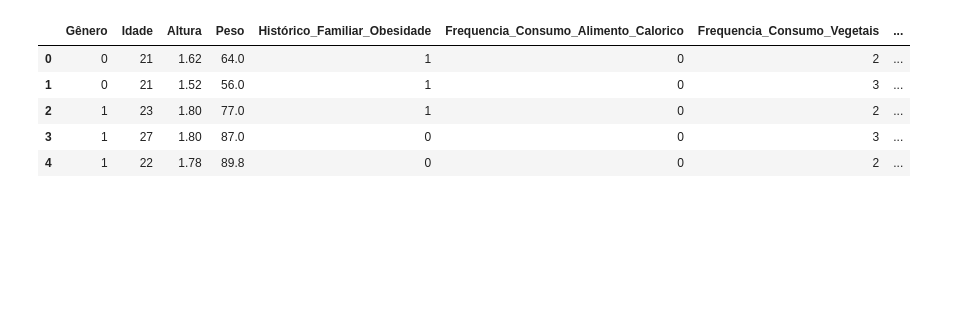
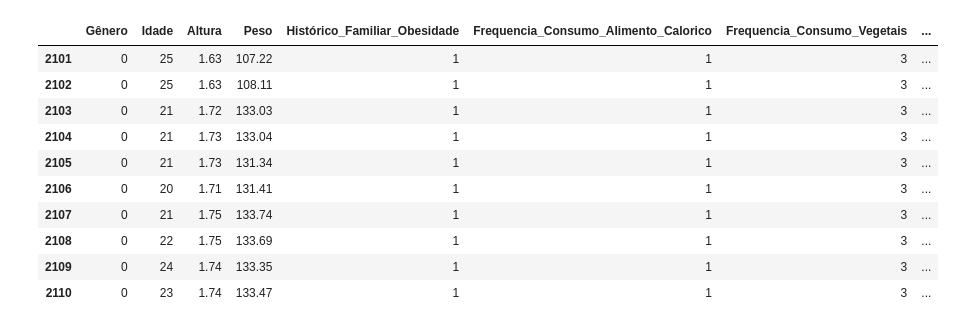
Before and after one commit to Alef2021/Tech_Challenge_Fase_4_Data_Analitycs, a Jupyter notebook: src/treinamento_modelos.ipynb, the cells around one changed output. Drawn from its saved outputs; the diff is of its cells as text; code cells hidden in the pictures; blank space fills up the shorter version.

```diff
--- a/src/treinamento_modelos.ipynb
+++ b/src/treinamento_modelos.ipynb
@@ -63,7 +63,20 @@ df_obesity['Gênero'] = df_obesity['Gênero'].replace(dic_genero).astype(int)
 colunas_class_0_3 = ['Consumo_Alcool','Consumo_Alimento_Entre_Refeicoes']
 dic_class_0_3 = {'no': 0,'Sometimes': 1,'Frequently': 2, 'Always': 3}
 
-df_obesity['Gênero'] = df_obesity['Gênero'].replace(dic_class_0_3).astype(int)
+df_obesity[colunas_class_0_3] = df_obesity[colunas_class_0_3].replace(dic_class_0_3).astype(int)
+
+
+#colunas com classificacao de trasportes dividida em 3
+# 0 para baixa intensidade
+# 1 para meia intensidade
+# 2 para alta intensidade
+
+colunas_trasporte = ['Meio_Transporte']
+dic_trasporte = {'Walking': 2,'Public_Transportation': 1,'Automobile': 0,
+                 'Motorbike': 0,'Bike': 2}
+
+df_obesity[colunas_trasporte] = df_obesity[colunas_trasporte].replace(dic_trasporte).astype(int)
+
 
 
 ### Colunas onde ponto flutuante está incorreto, pegando o primeiro digito
@@ -78,30 +91,39 @@ for coluna in colunas_primeiro_digito:
 
 # Coluna de idade arredondado
 df_obesity['Idade'] = df_obesity['Idade'].astype(int)
+
+#Colunas de peso e altura 2 casa decimais
 df_obesity['Peso'] = df_obesity['Peso'].astype(float).round(2)
+df_obesity['Altura'] = df_obesity['Altura'].astype(float).round(2)
+
 
 #IREMOS TESTAR 3 ABORDAGENS
 # %%
 
 # 1- CLASSIFICANDO OBESIDADE EM 2 NIVEIS: OBESO E NAO OBESO
 
 #Coluna de classificacao de obesiade para valor numerico
 
 df_obesity_biaria = df_obesity
 
-def normalize_obesity(level):
+def normalize_obesity_binario(level):
     if level in ['Insufficient_Weight', 'Normal_Weight', 'Overweight_Level_I', 'Overweight_Level_II']:
         return 0  # Não obeso
     else:
         return 1  # Obeso
 
-df_obesity_biaria["Status_Obesidade"] = df_obesity_biaria["Status_Obesidade"].apply(normalize_obesity)
+df_obesity_biaria["Status_Obesidade"] = df_obesity_biaria["Status_Obesidade"].apply(normalize_obesity_binario)
 
-df_obesity_biaria.head()
+df_obesity_biaria.tail(10)
 # %% [output]
 |  | Gênero | Idade | Altura | Peso | Histórico_Familiar_Obesidade | Frequencia_Consumo_Alimento_Calorico | Frequencia_Consumo_Vegetais | ... |
-| 0 | 0 | 21 | 1.62 | 64.0 | 1 | 0 | 2 | ... |
-| 1 | 0 | 21 | 1.52 | 56.0 | 1 | 0 | 3 | ... |
-| 2 | 1 | 23 | 1.80 | 77.0 | 1 | 0 | 2 | ... |
-| 3 | 1 | 27 | 1.80 | 87.0 | 0 | 0 | 3 | ... |
-| 4 | 1 | 22 | 1.78 | 89.8 | 0 | 0 | 2 | ... |
+| 2101 | 0 | 25 | 1.63 | 107.22 | 1 | 1 | 3 | ... |
+| 2102 | 0 | 25 | 1.63 | 108.11 | 1 | 1 | 3 | ... |
+| 2103 | 0 | 21 | 1.72 | 133.03 | 1 | 1 | 3 | ... |
+| 2104 | 0 | 21 | 1.73 | 133.04 | 1 | 1 | 3 | ... |
+| 2105 | 0 | 21 | 1.73 | 131.34 | 1 | 1 | 3 | ... |
+| 2106 | 0 | 20 | 1.71 | 131.41 | 1 | 1 | 3 | ... |
+| 2107 | 0 | 21 | 1.75 | 133.74 | 1 | 1 | 3 | ... |
+| 2108 | 0 | 22 | 1.75 | 133.69 | 1 | 1 | 3 | ... |
+| 2109 | 0 | 24 | 1.74 | 133.35 | 1 | 1 | 3 | ... |
+| 2110 | 0 | 23 | 1.74 | 133.47 | 1 | 1 | 3 | ... |
```
Also changed, not shown: parts of 2 cells of this notebook.
